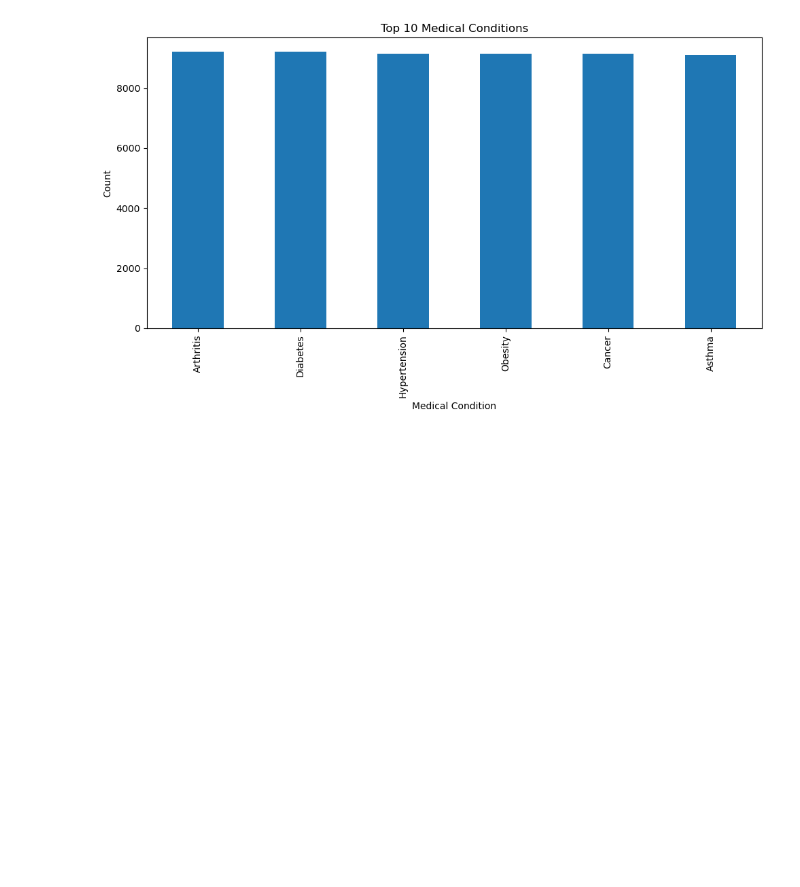
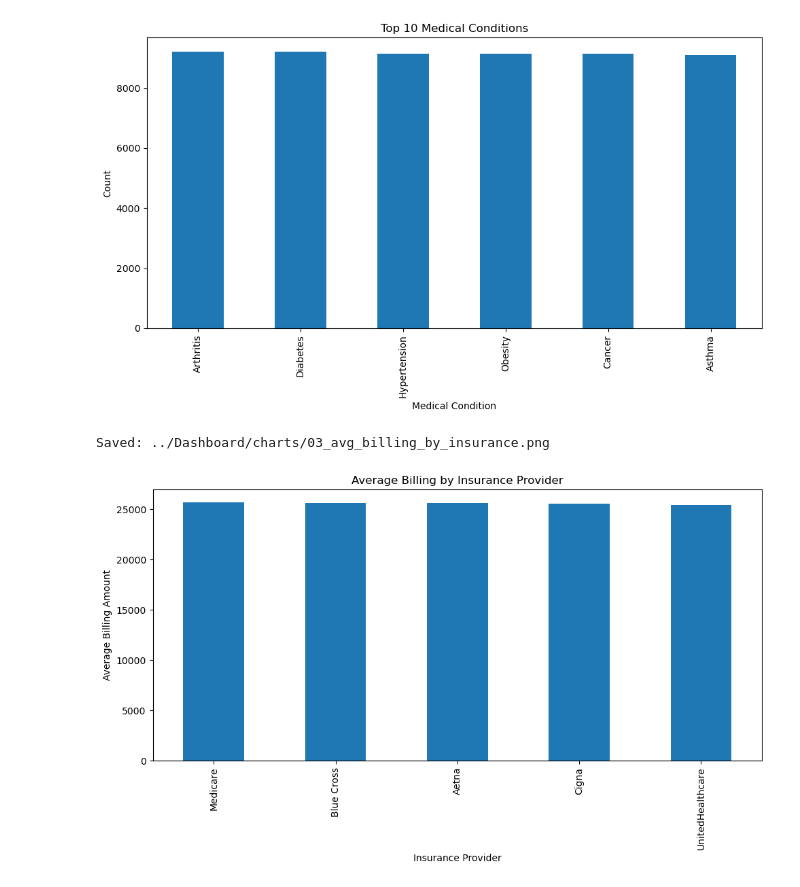
Before and after one commit to sali-31/healthcare-data-analysis, a Jupyter notebook: code/Healthcare_Data_Analysis.ipynb, the cells around one changed output. Cells and saved outputs as stored; diff of their text form; code cells hidden in the pictures; blank space fills up the shorter version.

```diff
--- a/code/Healthcare_Data_Analysis.ipynb
+++ b/code/Healthcare_Data_Analysis.ipynb
@@ -201,3 +201,13 @@ plt.show()
 # %% [output]
 Saved: ../Dashboard/charts/02_top_conditions.png
 [figure]
+# %%
+df.groupby("insurance_provider")["billing_amount"].mean().sort_values(ascending=False).plot(kind="bar")
+plt.title("Average Billing by Insurance Provider")
+plt.xlabel("Insurance Provider")
+plt.ylabel("Average Billing Amount")
+save_chart("03_avg_billing_by_insurance.png")
+plt.show()
+# %% [output]
+Saved: ../Dashboard/charts/03_avg_billing_by_insurance.png
+[figure, added]
```
Also changed, not shown: parts of 3 cells of this notebook, 25 other files.
